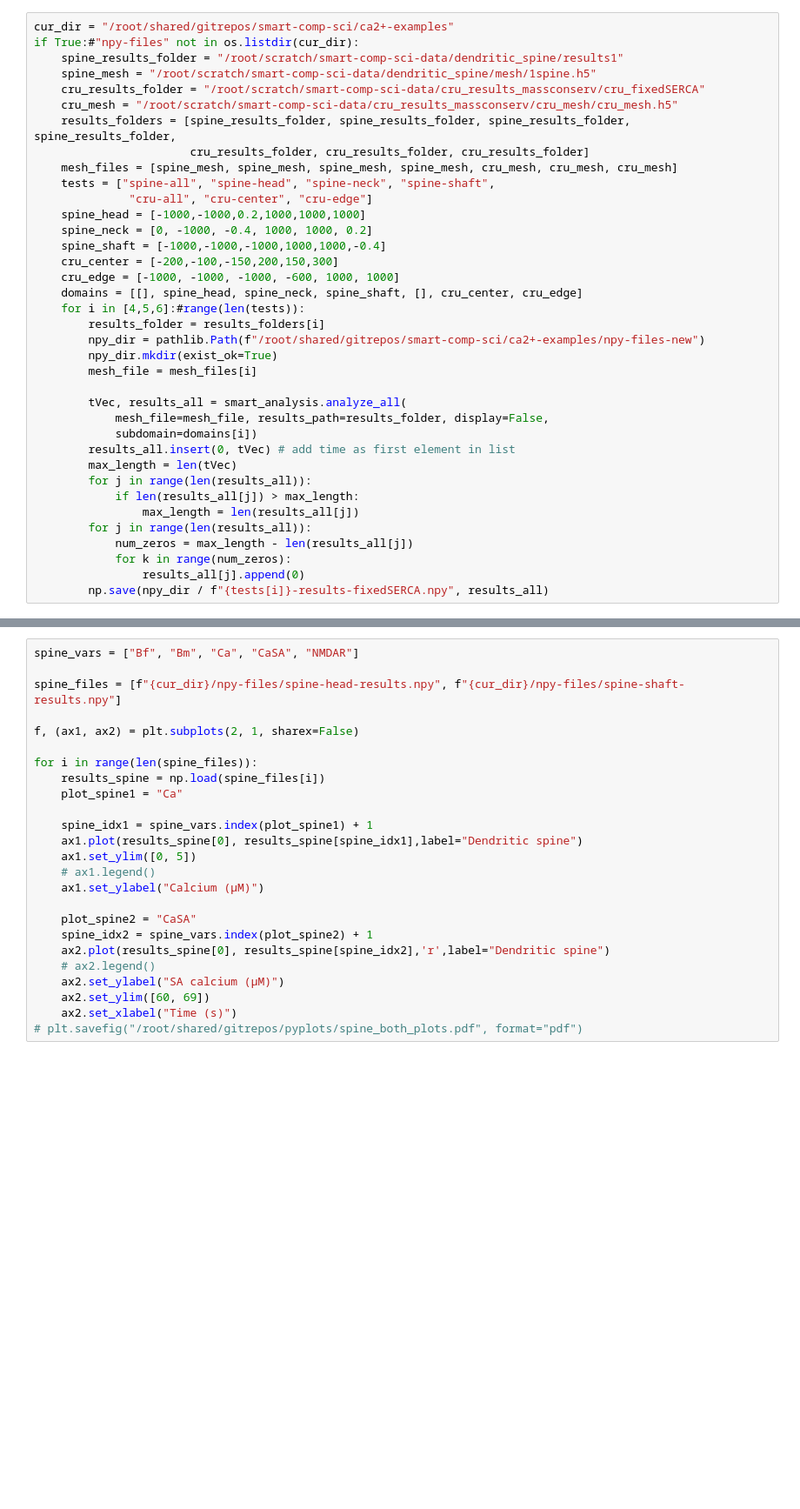
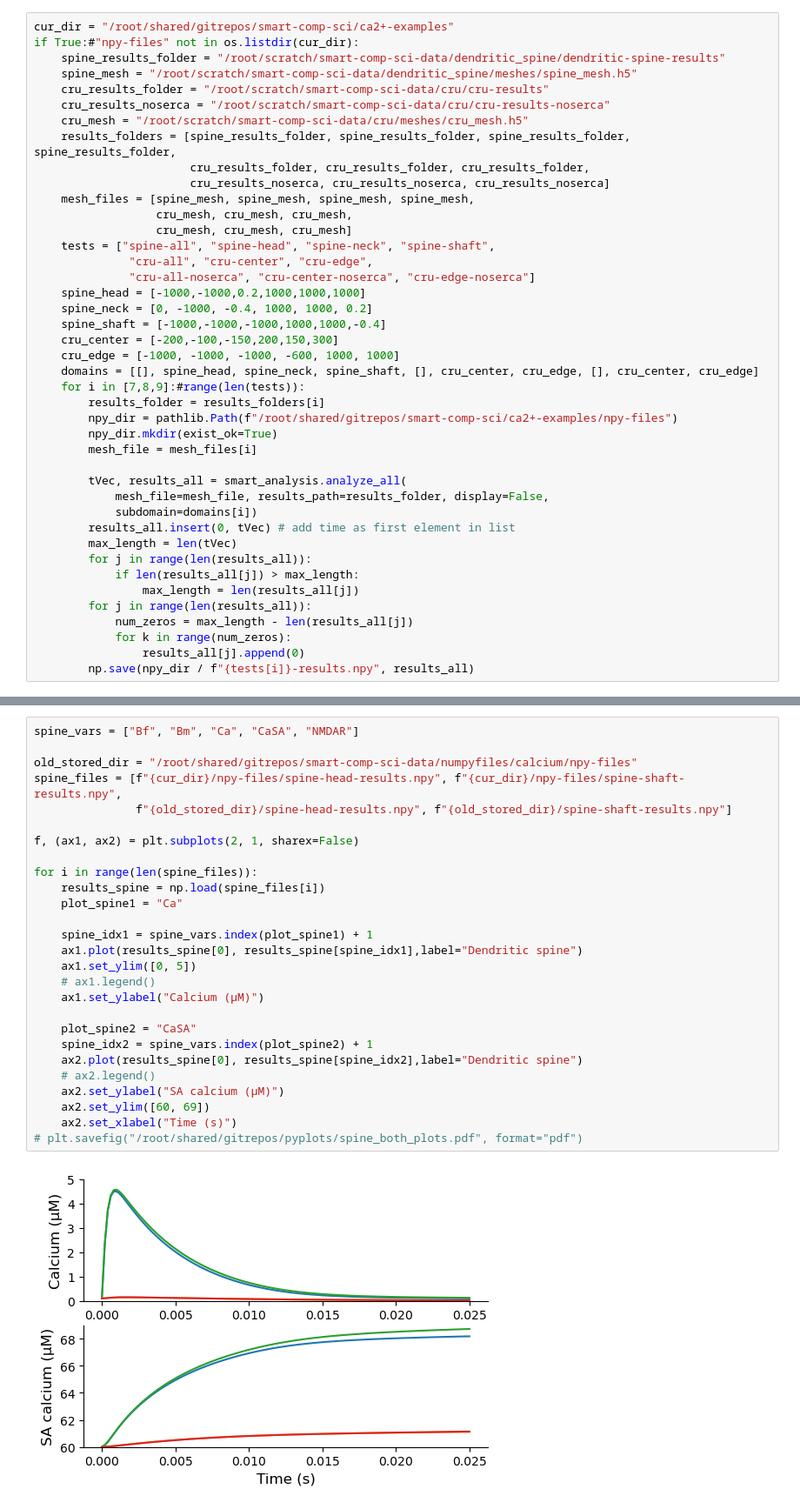
Before and after one commit to RangamaniLabUCSD/smart-nanopillars, a Jupyter notebook: ca2+-examples/ca-figs.ipynb, the cells around one changed output, grey strips where cells are left out. Shown at 87% size. Saved outputs shown, nothing was run; the diff lists cells and outputs as text; blank space fills up the shorter version.

Commit message:
Modifications to nanopillar example and updates to nanopillar mesh generation

```diff
--- a/ca2+-examples/ca-figs.ipynb
+++ b/ca2+-examples/ca-figs.ipynb
@@ -20,24 +20,29 @@ matplotlib.rcParams.update(params)
 # %%
 cur_dir = "/root/shared/gitrepos/smart-comp-sci/ca2+-examples"
 if True:#"npy-files" not in os.listdir(cur_dir):
-    spine_results_folder = "/root/scratch/smart-comp-sci-data/dendritic_spine/results1"
-    spine_mesh = "/root/scratch/smart-comp-sci-data/dendritic_spine/mesh/1spine.h5"
-    cru_results_folder = "/root/scratch/smart-comp-sci-data/cru_results_massconserv/cru_fixedSERCA"
-    cru_mesh = "/root/scratch/smart-comp-sci-data/cru_results_massconserv/cru_mesh/cru_mesh.h5"
+    spine_results_folder = "/root/scratch/smart-comp-sci-data/dendritic_spine/dendritic-spine-results"
+    spine_mesh = "/root/scratch/smart-comp-sci-data/dendritic_spine/meshes/spine_mesh.h5"
+    cru_results_folder = "/root/scratch/smart-comp-sci-data/cru/cru-results"
+    cru_results_noserca = "/root/scratch/smart-comp-sci-data/cru/cru-results-noserca"
+    cru_mesh = "/root/scratch/smart-comp-sci-data/cru/meshes/cru_mesh.h5"
     results_folders = [spine_results_folder, spine_results_folder, spine_results_folder, spine_results_folder,
-                       cru_results_folder, cru_results_folder, cru_results_folder]
-    mesh_files = [spine_mesh, spine_mesh, spine_mesh, spine_mesh, cru_mesh, cru_mesh, cru_mesh]
+                       cru_results_folder, cru_results_folder, cru_results_folder,
+                       cru_results_noserca, cru_results_noserca, cru_results_noserca]
+    mesh_files = [spine_mesh, spine_mesh, spine_mesh, spine_mesh,
+                  cru_mesh, cru_mesh, cru_mesh,
+                  cru_mesh, cru_mesh, cru_mesh]
     tests = ["spine-all", "spine-head", "spine-neck", "spine-shaft",
-              "cru-all", "cru-center", "cru-edge"]
+              "cru-all", "cru-center", "cru-edge",
+              "cru-all-noserca", "cru-center-noserca", "cru-edge-noserca"]
     spine_head = [-1000,-1000,0.2,1000,1000,1000]
     spine_neck = [0, -1000, -0.4, 1000, 1000, 0.2]
     spine_shaft = [-1000,-1000,-1000,1000,1000,-0.4]
     cru_center = [-200,-100,-150,200,150,300]
     cru_edge = [-1000, -1000, -1000, -600, 1000, 1000]
-    domains = [[], spine_head, spine_neck, spine_shaft, [], cru_center, cru_edge]
-    for i in [4,5,6]:#range(len(tests)):
+    domains = [[], spine_head, spine_neck, spine_shaft, [], cru_center, cru_edge, [], cru_center, cru_edge]
+    for i in [7,8,9]:#range(len(tests)):
         results_folder = results_folders[i]
-        npy_dir = pathlib.Path(f"/root/shared/gitrepos/smart-comp-sci/ca2+-examples/npy-files-new")
+        npy_dir = pathlib.Path(f"/root/shared/gitrepos/smart-comp-sci/ca2+-examples/npy-files")
         npy_dir.mkdir(exist_ok=True)
         mesh_file = mesh_files[i]
 
@@ -53,4 +58,4 @@ if True:#"npy-files" not in os.listdir(cur_dir):
             num_zeros = max_length - len(results_all[j])
             for k in range(num_zeros):
                 results_all[j].append(0)
-        np.save(npy_dir / f"{tests[i]}-results-fixedSERCA.npy", results_all)
+        np.save(npy_dir / f"{tests[i]}-results.npy", results_all)
@@ -57,28 +117,32 @@ if True:#"npy-files" not in os.listdir(cur_dir):
 # %%
 spine_vars = ["Bf", "Bm", "Ca", "CaSA", "NMDAR"]
 
-spine_files = [f"{cur_dir}/npy-files/spine-head-results.npy", f"{cur_dir}/npy-files/spine-shaft-results.npy"]
+old_stored_dir = "/root/shared/gitrepos/smart-comp-sci-data/numpyfiles/calcium/npy-files"
+spine_files = [f"{cur_dir}/npy-files/spine-head-results.npy", f"{cur_dir}/npy-files/spine-shaft-results.npy",
+               f"{old_stored_dir}/spine-head-results.npy", f"{old_stored_dir}/spine-shaft-results.npy"]
 
 f, (ax1, ax2) = plt.subplots(2, 1, sharex=False)
 
 for i in range(len(spine_files)):
     results_spine = np.load(spine_files[i])
     plot_spine1 = "Ca"
 
     spine_idx1 = spine_vars.index(plot_spine1) + 1
     ax1.plot(results_spine[0], results_spine[spine_idx1],label="Dendritic spine")
     ax1.set_ylim([0, 5])
     # ax1.legend()
     ax1.set_ylabel("Calcium (μM)")
 
     plot_spine2 = "CaSA"
     spine_idx2 = spine_vars.index(plot_spine2) + 1
-    ax2.plot(results_spine[0], results_spine[spine_idx2],'r',label="Dendritic spine")
+    ax2.plot(results_spine[0], results_spine[spine_idx2],label="Dendritic spine")
     # ax2.legend()
     ax2.set_ylabel("SA calcium (μM)")
     ax2.set_ylim([60, 69])
     ax2.set_xlabel("Time (s)")
 # plt.savefig("/root/shared/gitrepos/pyplots/spine_both_plots.pdf", format="pdf")
+# %% [output]
+[figure, added]
 # %%
 cur_dir = "/root/shared/gitrepos/smart-comp-sci/ca2+-examples"
 # cru_vars = ["ATP", "Ca", "CaSR", "CMDN", "CSQN", "TRPN"]
```
Also changed, not shown: parts of 2 cells of this notebook, 10 other files.
